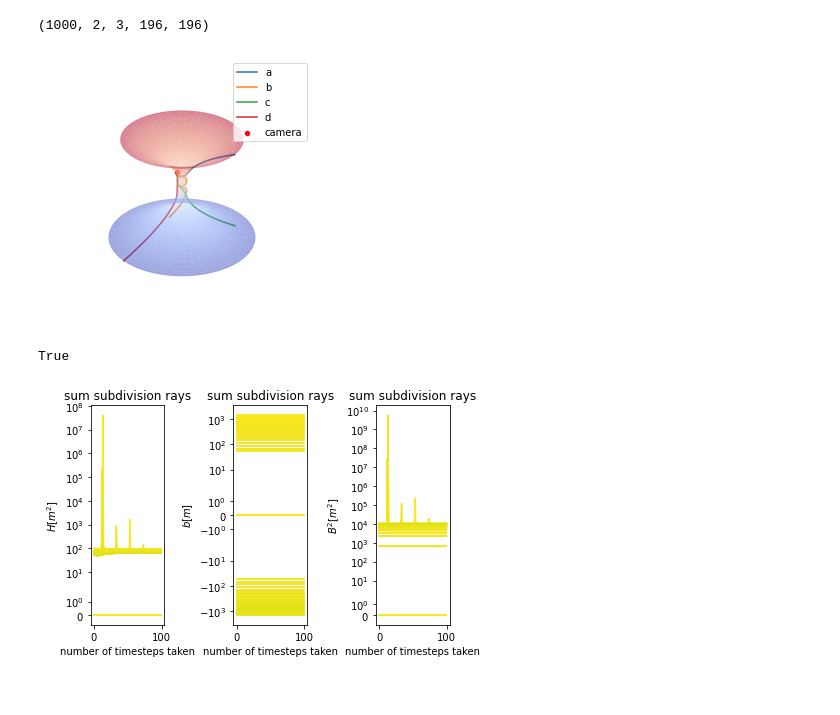
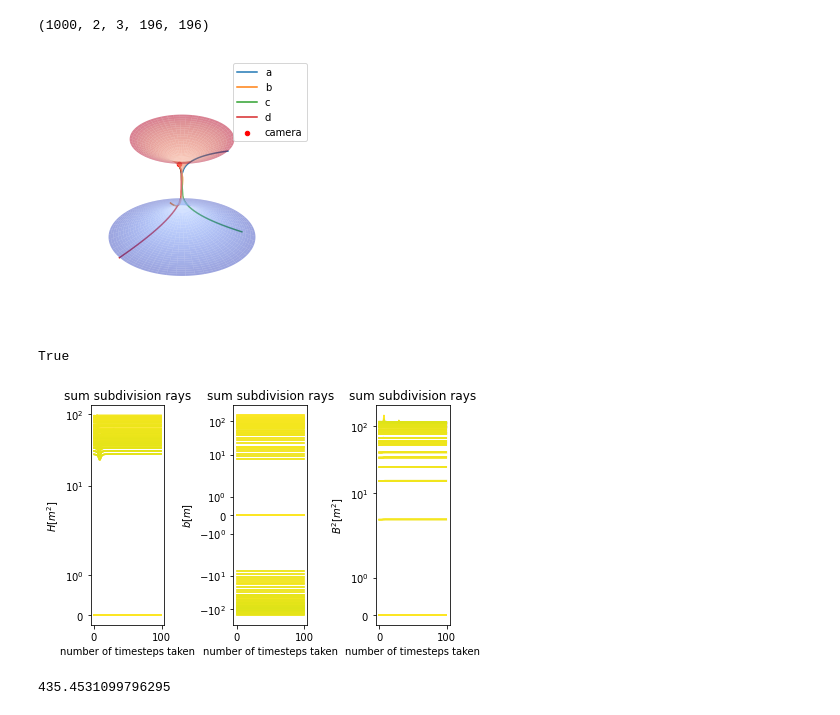
Before and after one commit to JelleVDS/Bachelorproef, a Jupyter notebook: Untitled.ipynb, the cells around one changed output. Saved outputs shown, nothing was run; the diff lists cells and outputs as text; code cells hidden in the pictures.

Commit message:
fotos en parameters

```diff
--- a/Untitled.ipynb
+++ b/Untitled.ipynb
@@ -15,8 +15,8 @@ import RungeKutta as rk
 # %%
 path = os.getcwd()
 # %%
-Par = np.array([1.25/1.42953, 8.3, 4.3]) # M, rho, a parameters wormhole
-q0 = np.array([8.75, np.pi, np.pi/2])
+Par = np.array([0.014, 1, 0.9]) # M, rho, a parameters wormhole
+q0 = np.array([6.95, np.pi, np.pi/2])
 t_end = 150
 N = 1000
 Nz = 50
@@ -48,15 +48,21 @@ else:
     Geo_txt = str(Geo_Sel)
 wg.gdsc(Motion1[:3000], Par, "Pictures/geodesics "+Geo_txt+" DNeg Sympl"+str(Par)+" "+str(q0)+".png", path, Geo_label, Geo_Sel)
 # %% [output]
-[figure, old version]
+[figure, new version]
 # %%
 cv2.imwrite(os.path.join(path, "Pictures/Image "+"2DGr DNeg Scipy RK45"+str(Par)+" "+str(q0)+".png"),
             255*wg.Make_Pict_RGBP(Motion1[-1, 1], wg.Grid_constr_2D(Motion1[-1, 1], 11, 1, 0.05)))
 # %% [output]
 True
 # %%
-CM2 = np.array([w.DNeg_CM(Motion1[k,0], Motion1[k,1], Par) for k in range(len(Motion1))])
+CM1 = np.array([w.DNeg_CM(Motion1[k,0], Motion1[k,1], Par) for k in range(len(Motion1))])
 # %%
-wg.plot_CM(CM2[::10], ['$H$[$m^{2}$]', '$b$[$m$]', '$B^{2}$[$m^{2}$]'], "Pictures/CM DNeg Sympl"+str(Par)+" "+str(q0)+".png", path)
+wg.plot_CM(CM1[::10], ['$H$[$m^{2}$]', '$b$[$m$]', '$B^{2}$[$m^{2}$]'], "Pictures/CM DNeg Sympl"+str(Par)+" "+str(q0)+".png", path)
 # %% [output]
-[figure, old version]
+[figure, new version]
+# %%
+Grid_dimension = '2D'
+mode = True
+Motion2, Grid2, CM2 = w.Simulate_DNeg(Smpl.Sympl_DNeg, Par, 0.05, 10000, q0, 20**2, 20**2, Grid_dimension, mode, wg.Grid_constr_3D_Sph)
+# %% [output]
+435.4531099796295
```
Also changed, not shown: parts of 1 cell of this notebook, 7 other files.
